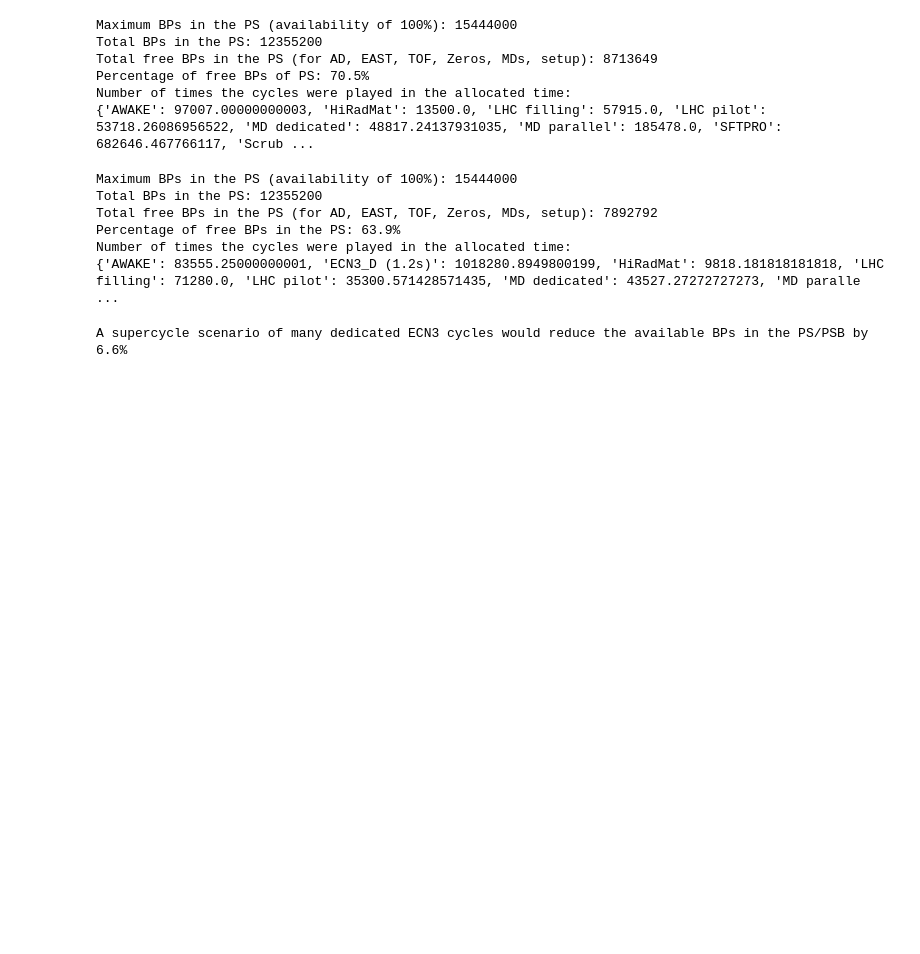
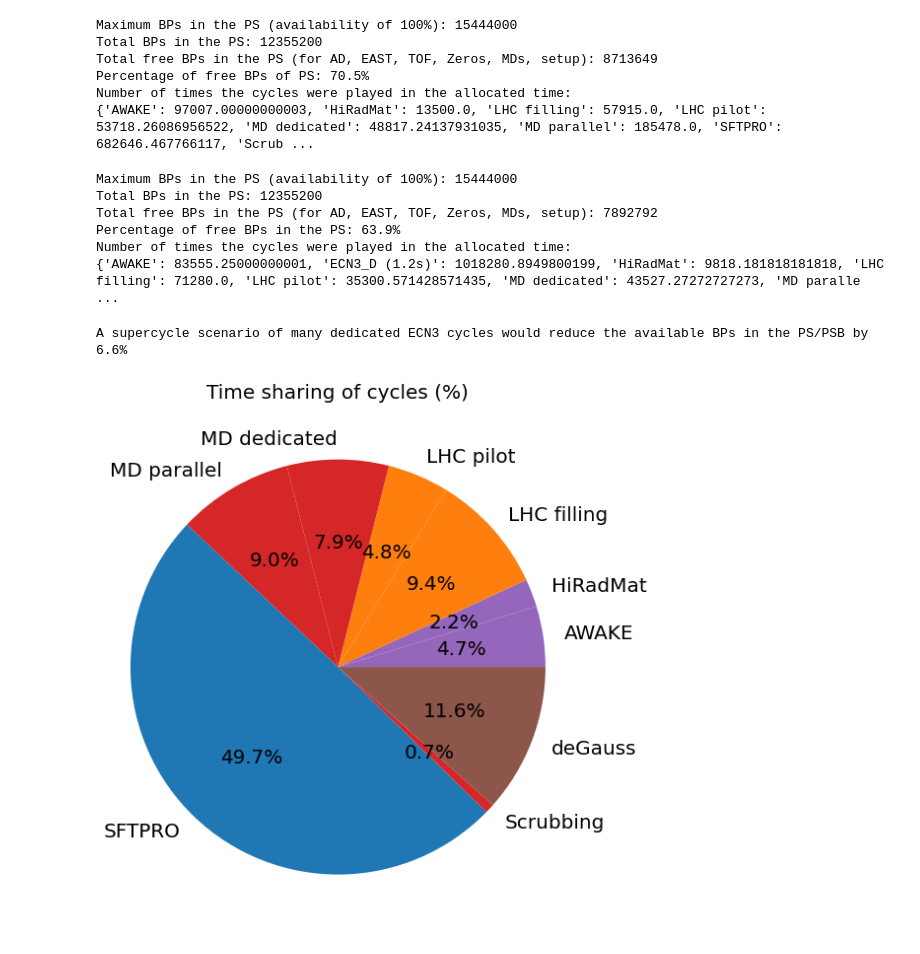
Before and after one commit to tprebiba/super-cycle-modelling, a Jupyter notebook: 02_calculate_future_BP_reduction_for_injectors.ipynb, the cells around one changed output. Saved outputs shown, nothing was run; the diff lists cells and outputs as text; code cells hidden in the pictures; blank space fills up the shorter version.

```diff
--- a/02_calculate_future_BP_reduction_for_injectors.ipynb
+++ b/02_calculate_future_BP_reduction_for_injectors.ipynb
@@ -134,3 +142,7 @@ Number of times the cycles were played in the allocated time:
 print('A supercycle scenario of many dedicated ECN3 cycles would reduce the available BPs in the PS/PSB by %1.1f%%'%(supercyclescheduler1.free_bps_percentage-supercyclescheduler2.free_bps_percentage))
 # %% [output]
 A supercycle scenario of many dedicated ECN3 cycles would reduce the available BPs in the PS/PSB by 6.6%
+# %%
+supercyclescheduler1.plot_cycles_time_sharing()
+# %% [output]
+[figure, added]
```
Also changed, not shown: parts of 3 cells of this notebook, 2 other files.
